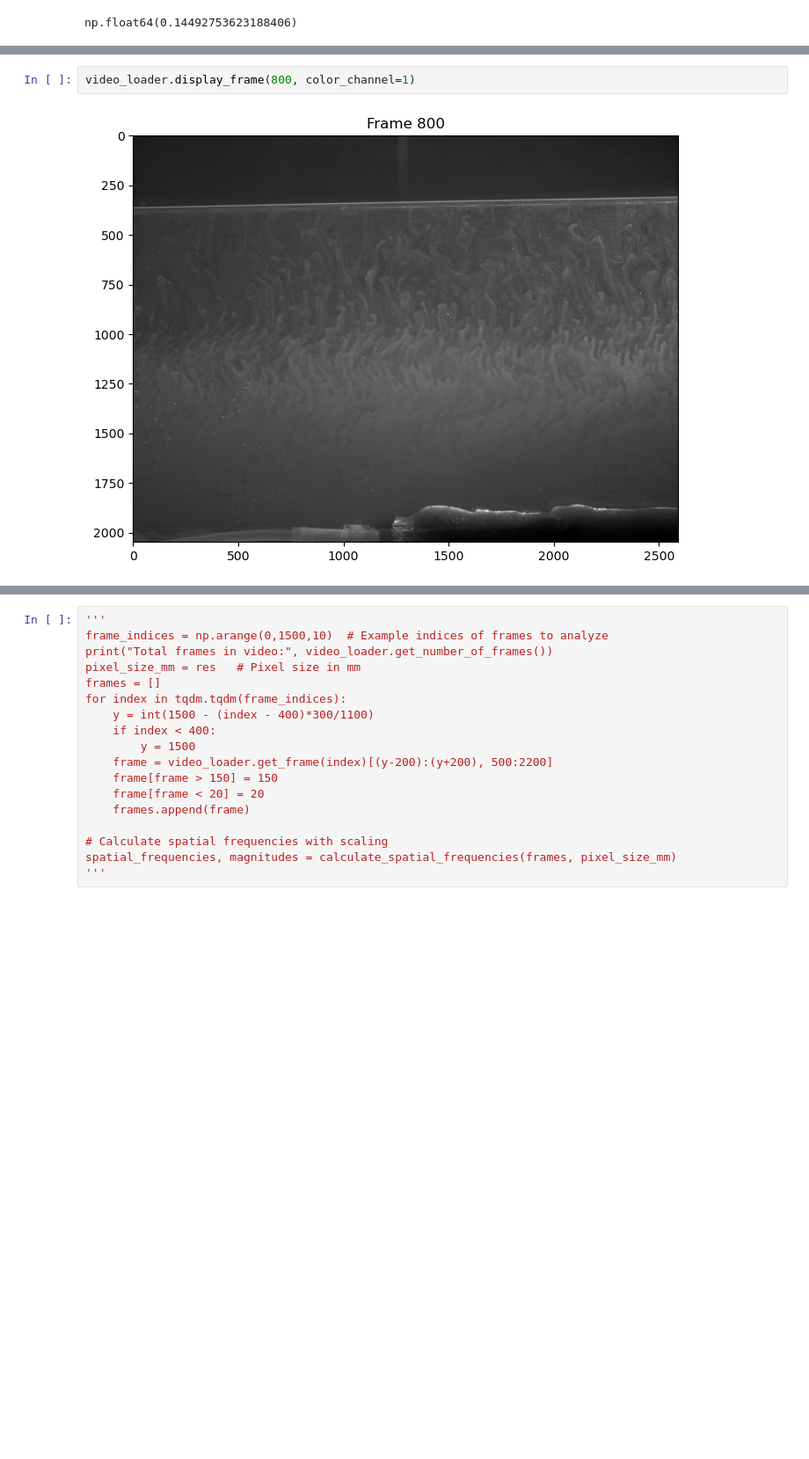
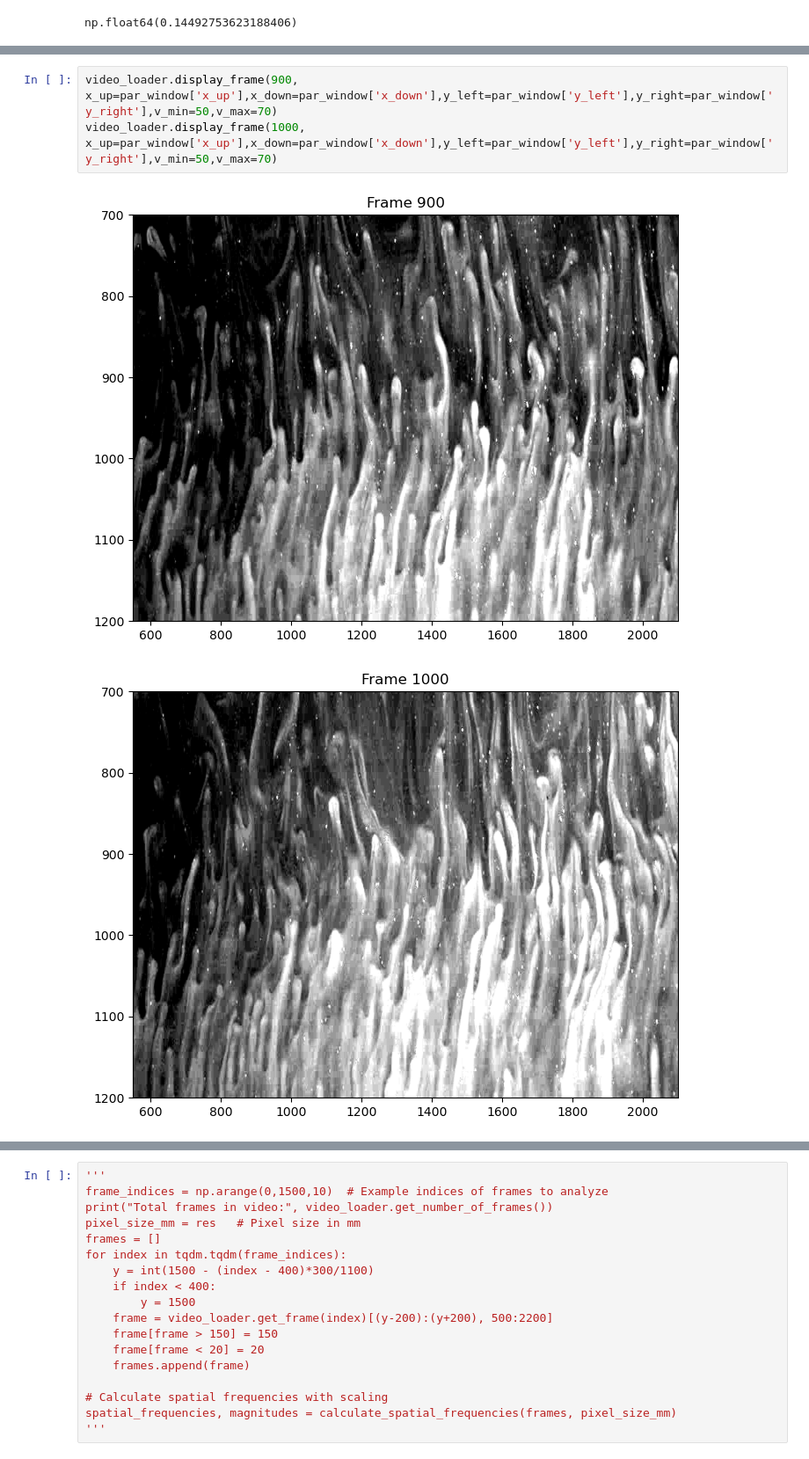
Before and after one commit to clemensuniH/ocean_pro, a Jupyter notebook: video_analysis.ipynb, the cells around one changed output, grey strips where cells are left out. Shown at 88% size. Saved outputs shown, nothing was run; the diff lists cells and outputs as text; blank space fills up the shorter version.

```diff
--- a/video_analysis.ipynb
+++ b/video_analysis.ipynb
@@ -45,5 +49,7 @@ x_up, x_down, y_left, y_right = tools.find_size(video_loader, x_up=par_window['x
-# %%
-video_loader.display_frame(800, color_channel=1)
-# %% [output]
-[figure, removed]
+# %%
+video_loader.display_frame(900, x_up=par_window['x_up'],x_down=par_window['x_down'],y_left=par_window['y_left'],y_right=par_window['y_right'],v_min=50,v_max=70)
+video_loader.display_frame(1000, x_up=par_window['x_up'],x_down=par_window['x_down'],y_left=par_window['y_left'],y_right=par_window['y_right'],v_min=50,v_max=70)
+# %% [output]
+[figure, added]
+[figure, added]
 # %%
```
Also changed, not shown: parts of 9 cells of this notebook, 1 other file.
